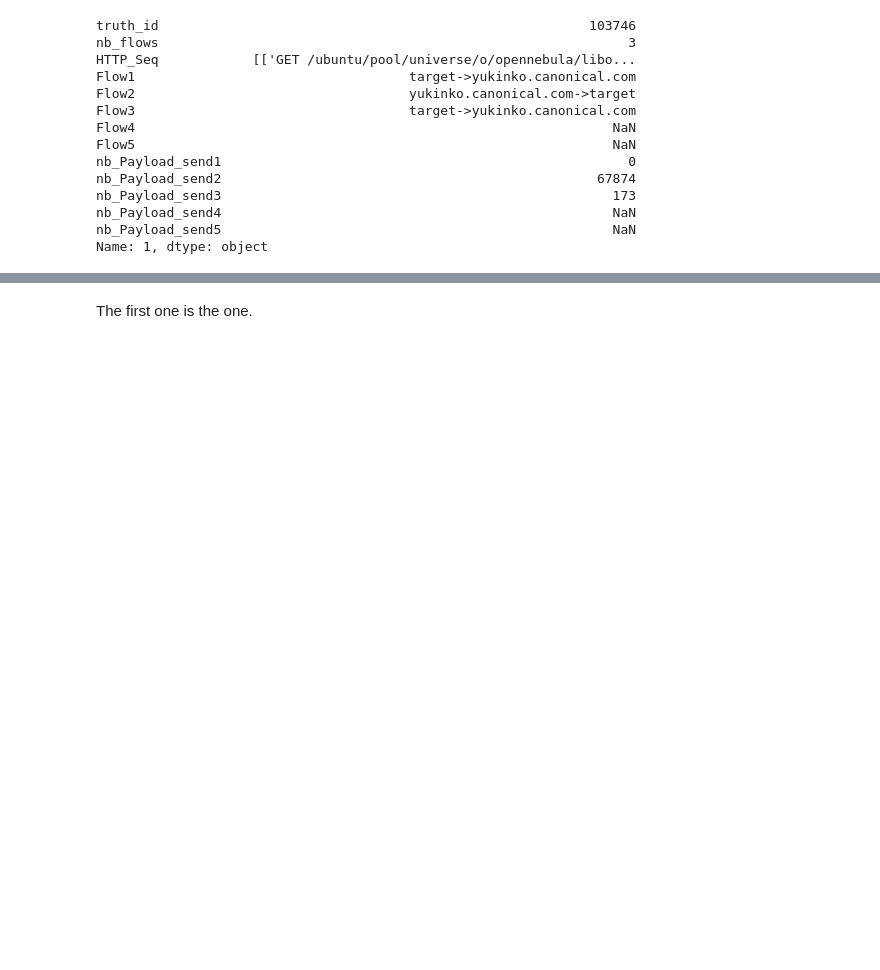
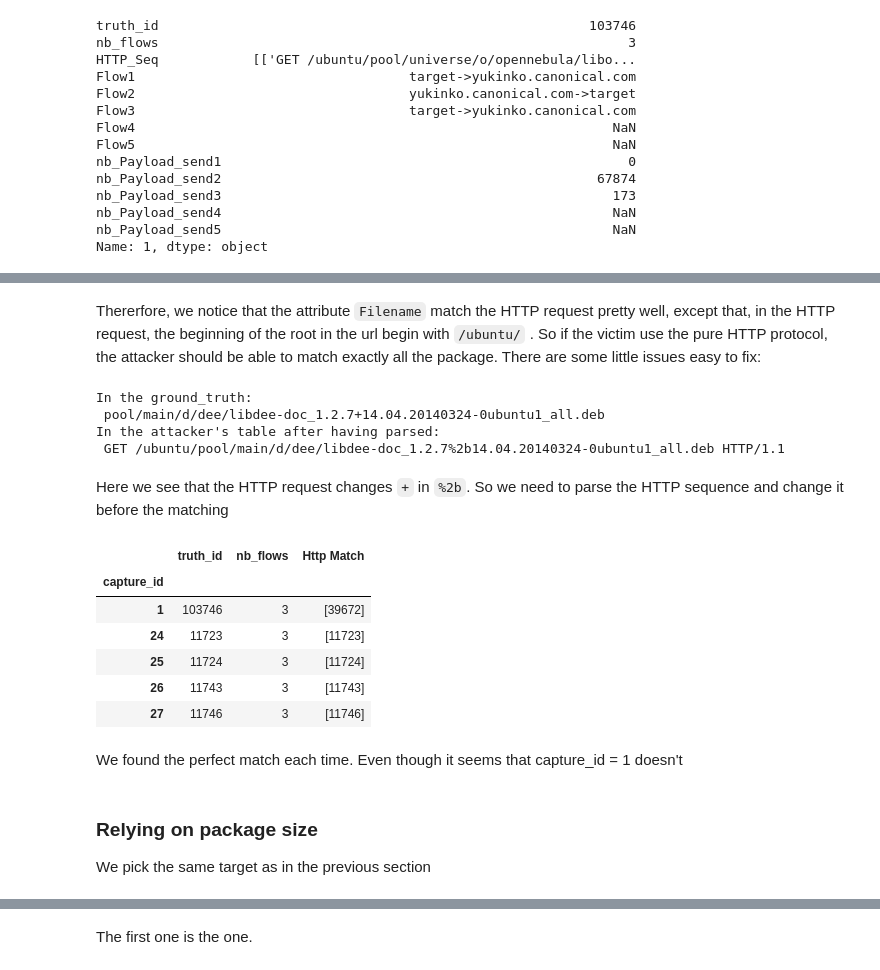
Before and after one commit to alex35469/fingerpatch, a Jupyter notebook: attack/Attack_vizualization.ipynb, the cells around one changed output, grey strips where cells are left out. Cells and saved outputs as stored; diff of their text form; code cells hidden in the pictures; blank space fills up the shorter version.

Commit message:
HTTP matching

```diff
--- a/attack/Attack_vizualization.ipynb
+++ b/attack/Attack_vizualization.ipynb
@@ -101,0 +143,14 @@ Name: 1, dtype: object
+# %% [markdown]
+Thererfore, we notice that the attribute `Filename` match the HTTP request pretty well, except that, in the HTTP request, the beginning of the root in the url begin with `/ubuntu/` . So if the victim use the pure HTTP protocol, the attacker should be able to match exactly all the package. There are some little issues easy to fix:
+# %%
+print("In the ground_truth: \n",ground_truth.loc[14404]["Filename"])
+print("In the attacker's table after having parsed: \n", eval(attack_table.loc[28]["HTTP_Seq"])[0][0])
+# %% [output]
+In the ground_truth:
+ pool/main/d/dee/libdee-doc_1.2.7+14.04.20140324-0ubuntu1_all.deb
+In the attacker's table after having parsed:
+ GET /ubuntu/pool/main/d/dee/libdee-doc_1.2.7%2b14.04.20140324-0ubuntu1_all.deb HTTP/1.1
+# %% [markdown]
+Here we see that the HTTP request changes `+` in `%2b`. So we need to parse the HTTP sequence and change it before the matching
+# %%
+attack_table["Http Match"] = attack_table["HTTP_Seq"].map(lambda x: matchHTTP(x, ground_truth))
@@ -101,0 +177,17 @@ Name: 1, dtype: object
+# %%
+attack_table[["truth_id", "nb_flows", "Http Match"]].head()
+# %% [output]
+|  | truth_id | nb_flows | Http Match |
+| capture_id |  |  |  |
+| 1 | 103746 | 3 | [39672] |
+| 24 | 11723 | 3 | [11723] |
+| 25 | 11724 | 3 | [11724] |
+| 26 | 11743 | 3 | [11743] |
+| 27 | 11746 | 3 | [11746] |
+# %% [markdown]
+We found the perfect match each time. Even though it seems that capture_id = 1 doesn't
+# %% [markdown]
+<a id='Mounting_an_Attack_SIZE'></a>
+### Relying on package size
+
+We pick the same target as in the previous section
```
Also changed, not shown: parts of 13 cells of this notebook.
